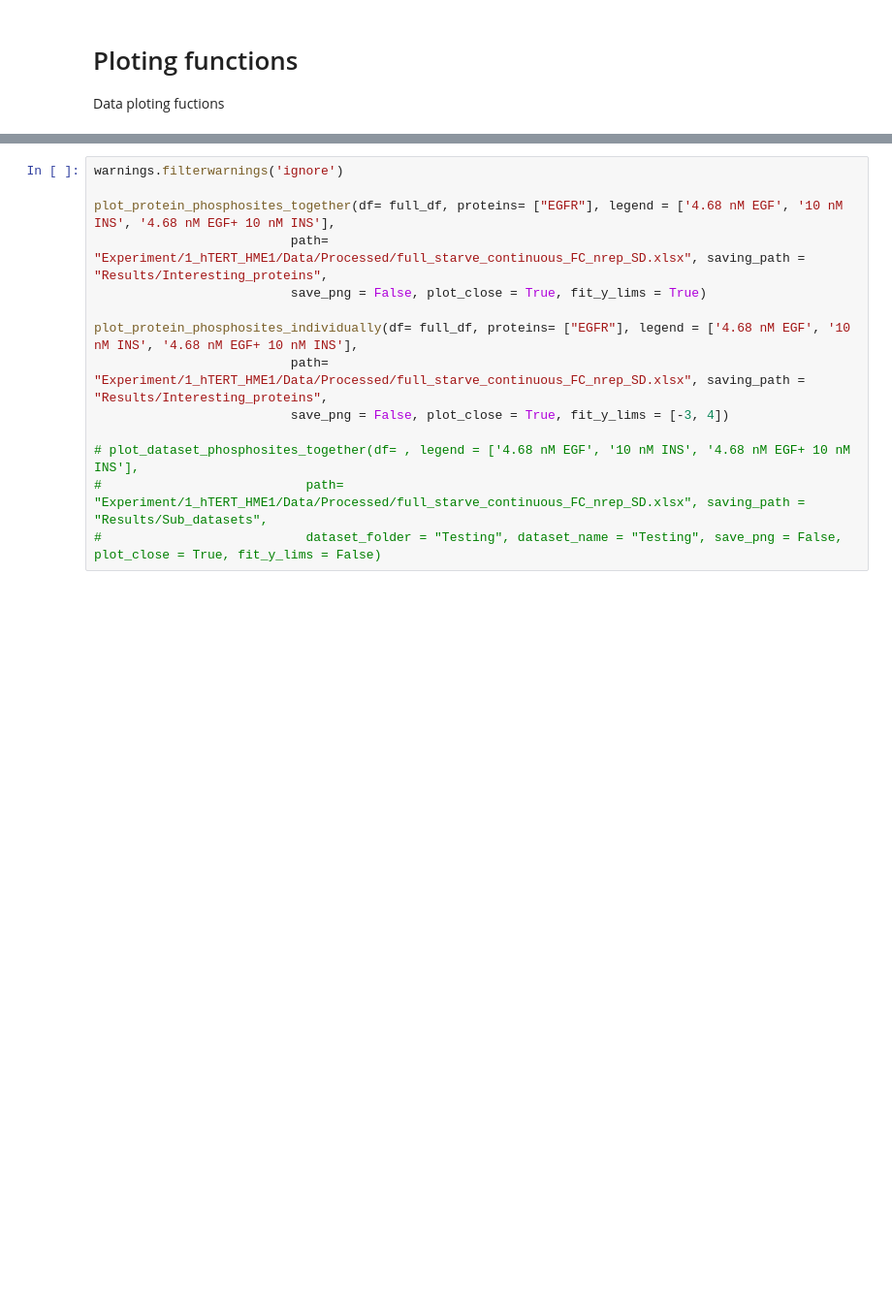
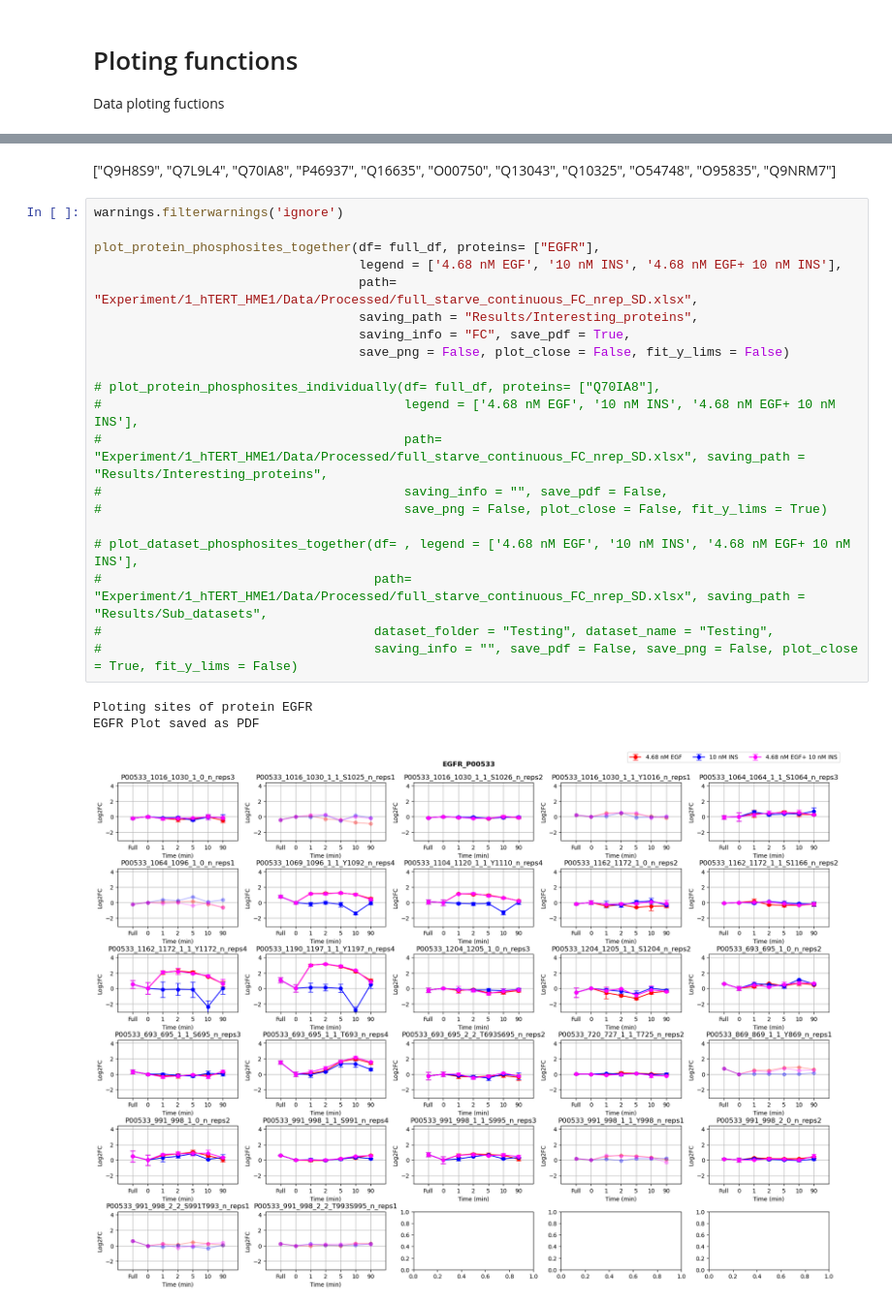
Before and after one commit to IgnacioNavas/TMT_Data_analysis, a Jupyter notebook: Plotting_data.ipynb, the cells around one changed output, grey strips where cells are left out. Shown at 97% size. Cells and saved outputs as stored; diff of their text form; blank space fills up the shorter version.

```diff
--- a/Plotting_data.ipynb
+++ b/Plotting_data.ipynb
@@ -319,15 +347,27 @@ def plot_dataset_phosphosites_together(df , proteins= list, legend = list, path=
 full_df = pd.read_excel("Experiment/1_hTERT_HME1/Data/Processed/full_starve_continuous_FC_nrep_SD.xlsx")
+# %% [markdown]
+["Q9H8S9", "Q7L9L4", "Q70IA8", "P46937", "Q16635", "O00750", "Q13043", "Q10325", "O54748", "O95835", "Q9NRM7"]
 # %%
 warnings.filterwarnings('ignore')
 
-plot_protein_phosphosites_together(df= full_df, proteins= ["EGFR"], legend = ['4.68 nM EGF', '10 nM INS', '4.68 nM EGF+ 10 nM INS'],
-                          path= "Experiment/1_hTERT_HME1/Data/Processed/full_starve_continuous_FC_nrep_SD.xlsx", saving_path = "Results/Interesting_proteins",
-                          save_png = False, plot_close = True, fit_y_lims = True)
+plot_protein_phosphosites_together(df= full_df, proteins= ["EGFR"],
+                                   legend = ['4.68 nM EGF', '10 nM INS', '4.68 nM EGF+ 10 nM INS'],
+                                   path= "Experiment/1_hTERT_HME1/Data/Processed/full_starve_continuous_FC_nrep_SD.xlsx",
+                                   saving_path = "Results/Interesting_proteins",
+                                   saving_info = "FC", save_pdf = True,
+                                   save_png = False, plot_close = False, fit_y_lims = False)
 
-plot_protein_phosphosites_individually(df= full_df, proteins= ["EGFR"], legend = ['4.68 nM EGF', '10 nM INS', '4.68 nM EGF+ 10 nM INS'],
-                          path= "Experiment/1_hTERT_HME1/Data/Processed/full_starve_continuous_FC_nrep_SD.xlsx", saving_path = "Results/Interesting_proteins",
-                          save_png = False, plot_close = True, fit_y_lims = [-3, 4])
+# plot_protein_phosphosites_individually(df= full_df, proteins= ["Q70IA8"],
+#                                        legend = ['4.68 nM EGF', '10 nM INS', '4.68 nM EGF+ 10 nM INS'],
+#                                        path= "Experiment/1_hTERT_HME1/Data/Processed/full_starve_continuous_FC_nrep_SD.xlsx", saving_path = "Results/Interesting_proteins",
+#                                        saving_info = "", save_pdf = False,
+#                                        save_png = False, plot_close = False, fit_y_lims = True)
 
 # plot_dataset_phosphosites_together(df= , legend = ['4.68 nM EGF', '10 nM INS', '4.68 nM EGF+ 10 nM INS'],
-#                           path= "Experiment/1_hTERT_HME1/Data/Processed/full_starve_continuous_FC_nrep_SD.xlsx", saving_path = "Results/Sub_datasets",
-#                           dataset_folder = "Testing", dataset_name = "Testing", save_png = False, plot_close = True, fit_y_lims = False)
+#                                    path= "Experiment/1_hTERT_HME1/Data/Processed/full_starve_continuous_FC_nrep_SD.xlsx", saving_path = "Results/Sub_datasets",
+#                                    dataset_folder = "Testing", dataset_name = "Testing",
+#                                    saving_info = "", save_pdf = False, save_png = False, plot_close = True, fit_y_lims = False)
+# %% [output]
+Ploting sites of protein EGFR
+EGFR Plot saved as PDF
+[figure, added]
```
Also changed, not shown: parts of 5 cells of this notebook, 2 other files.
